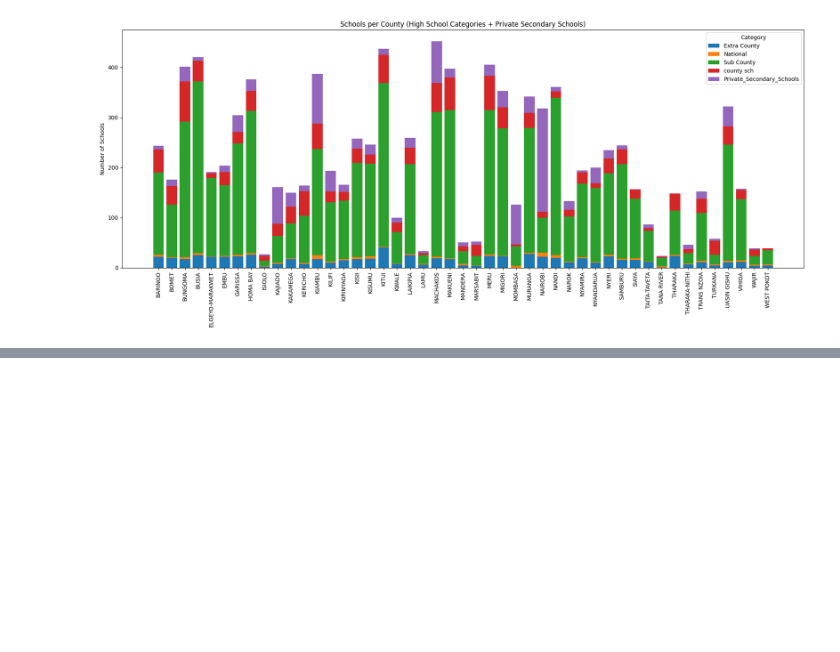
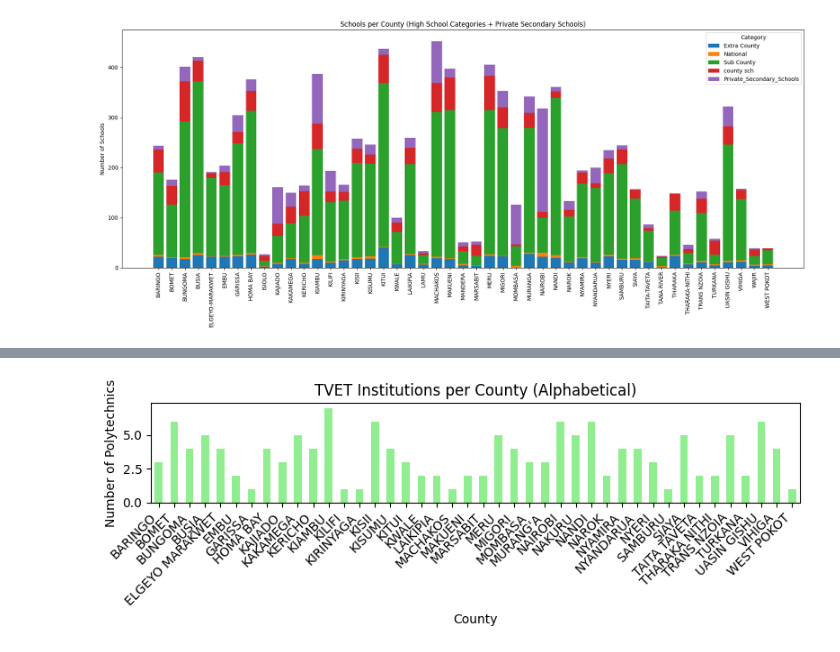
Before and after one commit to ChiriKamau/soma, a Jupyter notebook: notebooks/In_school.ipynb, the cells around one changed output, grey strips where cells are left out. Drawn from its saved outputs; the diff is of its cells as text; code cells hidden in the pictures; blank space fills up the shorter version.

```diff
--- a/notebooks/In_school.ipynb
+++ b/notebooks/In_school.ipynb
@@ -375,0 +393,18 @@ plt.show()
+# %%
+
+df_tvets = pd.read_csv("https://raw.githubusercontent.com/ChiriKamau/soma/refs/heads/main/data/TVET_Institutions_Clean.csv")
+df_tvets['County'] = df_tvets['County'].str.upper().str.strip()
+
+# Count TVET institutions per county and map to main dataframe
+tvet_counts = df_tvets['County'].value_counts()
+level_school_df["TVET_Schools"] = level_school_df["County"].map(tvet_counts).fillna(0)
+
+# Plot TVET counts per county
+tvet_counts.sort_index().plot(kind='bar', figsize=(8,3), color='lightgreen')
+plt.title("TVET Institutions per County (Alphabetical)")
+plt.ylabel("Number of Polytechnics")
+plt.xticks(rotation=45, ha='right')
+plt.tight_layout()
+plt.show()
+# %% [output]
+[figure, added]
```
Also changed, not shown: parts of 11 cells of this notebook.
